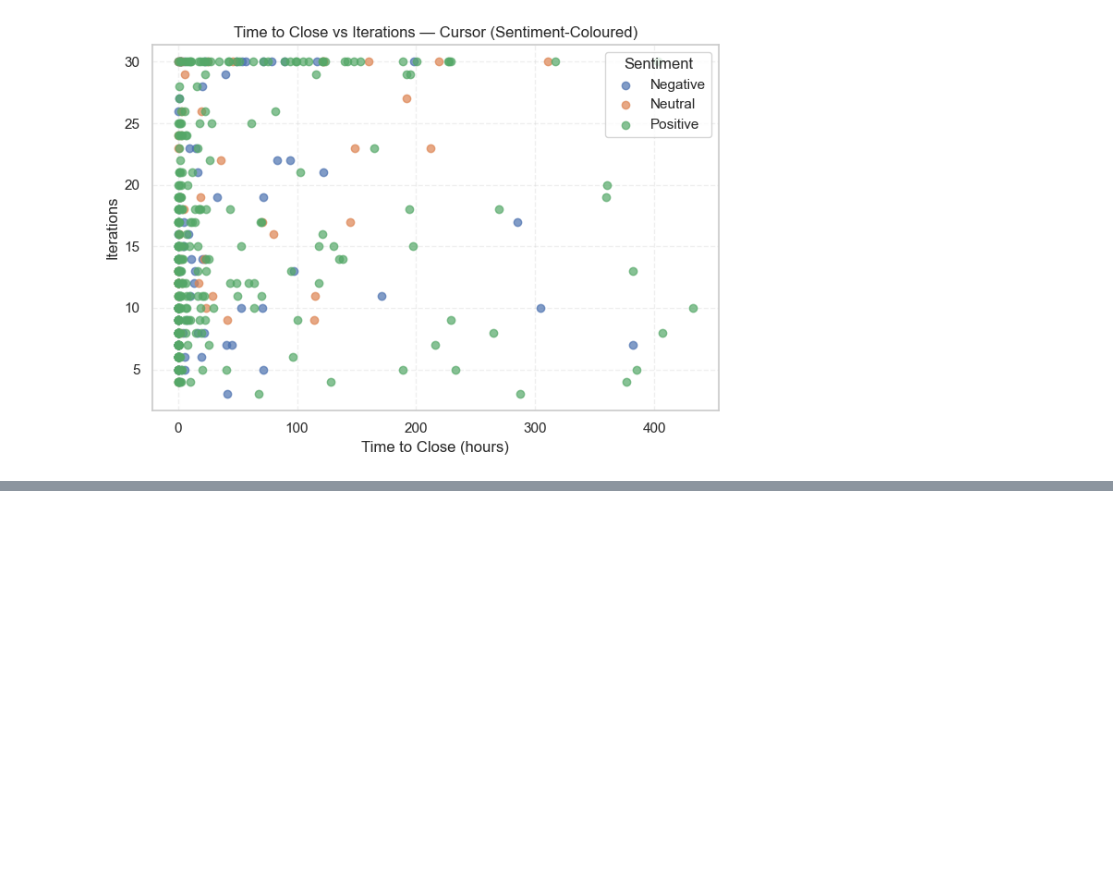
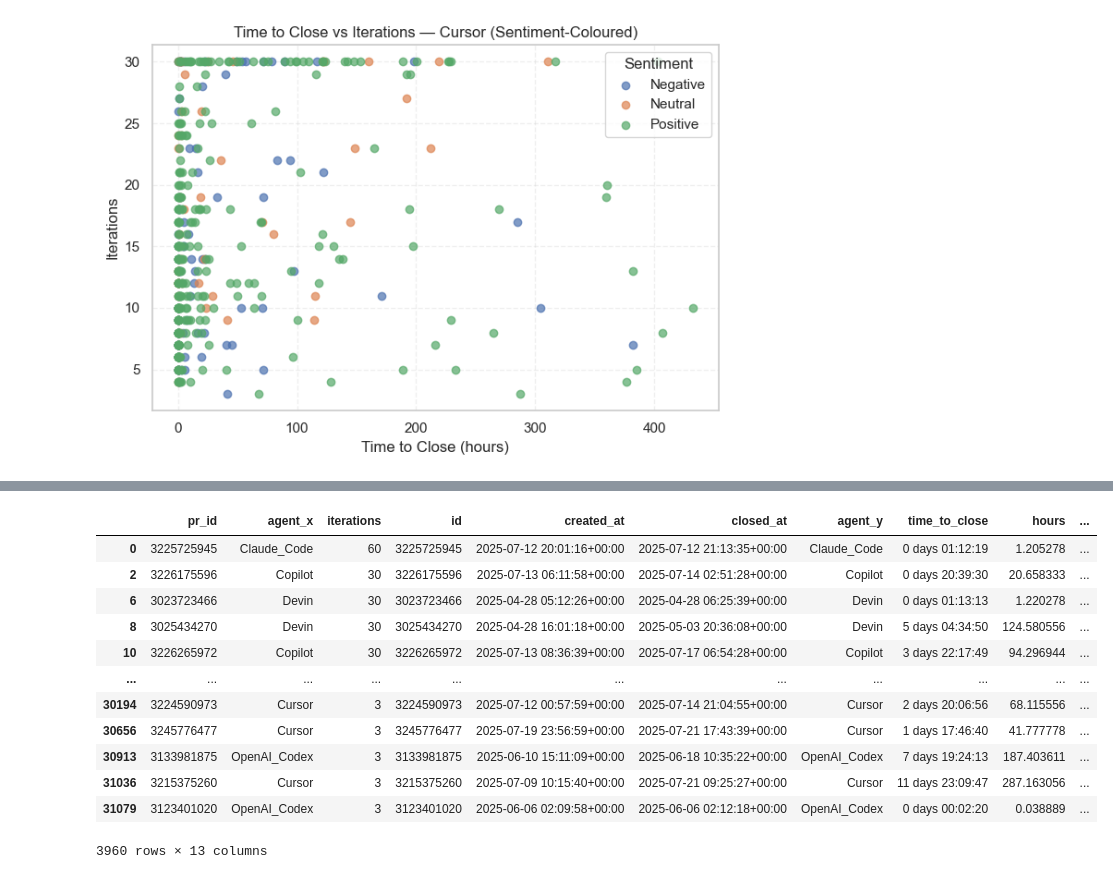
Before and after one commit to mzikkhan/effifiency_of_coding_agents, a Jupyter notebook: data_analysis_plots_of_time_and_iterations.ipynb, the cells around one changed output, grey strips where cells are left out. Saved outputs shown, nothing was run; the diff lists cells and outputs as text; code cells hidden in the pictures; blank space fills up the shorter version.

```diff
--- a/data_analysis_plots_of_time_and_iterations.ipynb
+++ b/data_analysis_plots_of_time_and_iterations.ipynb
@@ -535,0 +607,16 @@ for agent in agents:
+# %%
+clean_df
+# %% [output]
+|  | pr_id | agent_x | iterations | id | created_at | closed_at | agent_y | time_to_close | hours | ... |
+| 0 | 3225725945 | Claude_Code | 60 | 3225725945 | 2025-07-12 20:01:16+00:00 | 2025-07-12 21:13:35+00:00 | Claude_Code | 0 days 01:12:19 | 1.205278 | ... |
+| 2 | 3226175596 | Copilot | 30 | 3226175596 | 2025-07-13 06:11:58+00:00 | 2025-07-14 02:51:28+00:00 | Copilot | 0 days 20:39:30 | 20.658333 | ... |
+| 6 | 3023723466 | Devin | 30 | 3023723466 | 2025-04-28 05:12:26+00:00 | 2025-04-28 06:25:39+00:00 | Devin | 0 days 01:13:13 | 1.220278 | ... |
+| 8 | 3025434270 | Devin | 30 | 3025434270 | 2025-04-28 16:01:18+00:00 | 2025-05-03 20:36:08+00:00 | Devin | 5 days 04:34:50 | 124.580556 | ... |
+| 10 | 3226265972 | Copilot | 30 | 3226265972 | 2025-07-13 08:36:39+00:00 | 2025-07-17 06:54:28+00:00 | Copilot | 3 days 22:17:49 | 94.296944 | ... |
+| ... | ... | ... | ... | ... | ... | ... | ... | ... | ... | ... |
+| 30194 | 3224590973 | Cursor | 3 | 3224590973 | 2025-07-12 00:57:59+00:00 | 2025-07-14 21:04:55+00:00 | Cursor | 2 days 20:06:56 | 68.115556 | ... |
+| 30656 | 3245776477 | Cursor | 3 | 3245776477 | 2025-07-19 23:56:59+00:00 | 2025-07-21 17:43:39+00:00 | Cursor | 1 days 17:46:40 | 41.777778 | ... |
+| 30913 | 3133981875 | OpenAI_Codex | 3 | 3133981875 | 2025-06-10 15:11:09+00:00 | 2025-06-18 10:35:22+00:00 | OpenAI_Codex | 7 days 19:24:13 | 187.403611 | ... |
+| 31036 | 3215375260 | Cursor | 3 | 3215375260 | 2025-07-09 10:15:40+00:00 | 2025-07-21 09:25:27+00:00 | Cursor | 11 days 23:09:47 | 287.163056 | ... |
+| 31079 | 3123401020 | OpenAI_Codex | 3 | 3123401020 | 2025-06-06 02:09:58+00:00 | 2025-06-06 02:12:18+00:00 | OpenAI_Codex | 0 days 00:02:20 | 0.038889 | ... |
+3960 rows × 13 columns
```
Also changed, not shown: parts of 5 cells of this notebook.
